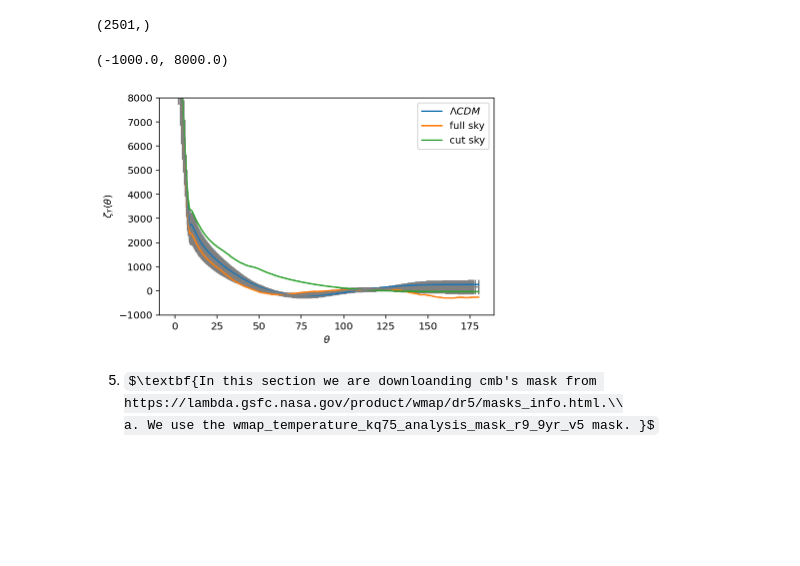
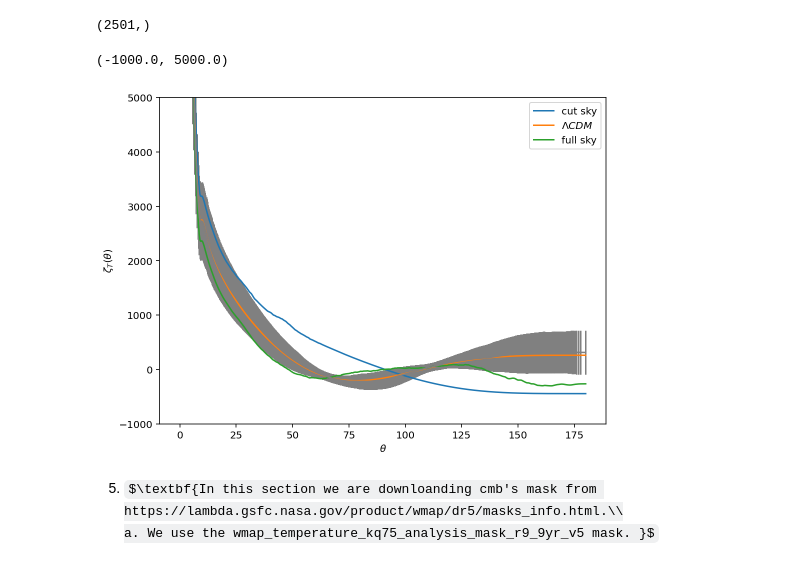
Before and after one commit to Augustocmb/cmblss, a Jupyter notebook: code/cmblss-main/correlation-function.ipynb, the cells around one changed output. Cells and saved outputs as stored; diff of their text form; code cells hidden in the pictures; some formulas as TeX source; blank space fills up the shorter version.

```diff
--- a/code/cmblss-main/correlation-function.ipynb
+++ b/code/cmblss-main/correlation-function.ipynb
@@ -195,0 +220,8 @@ plt.xlim(0,2500)
+# %%
+# I define my news l
+lnew=np.linspace(4, 2500, 2498)
+# oncatenate
+
+#pdl is the interpolation of the pseudo Dls
+pdl_int=f(lnew)
+lnew.shape
@@ -195,0 +230,5 @@ plt.xlim(0,2500)
+# %%
+# Concatenate the ls
+ljoin=np.concatenate((([2,3]),lnew))
+# Concatenate the pseudo Dls
+pDl_=np.concatenate((([203.36331868506028,918.9783866182479]),pdl_int ))
@@ -202,5 +267,5 @@ dl.shape
 # %%
-Dl=np.ones((len(dl),4))
-Dl[:,0]=dl
+Dl=np.ones((len(pDl_),4))
+Dl[:,0]=pDl_
 Dl.shape
 # %% [output]
@@ -208,6 +273,6 @@ Dl.shape
 # %%
 corr2, xvals, weights = correlations.gauss_legendre_correlation(Dl)
-xvals2=np.linspace(-1,1,1535)
+xvals2=np.linspace(-1,1,2500)
 r2=np.arccos(xvals2)*180/np.pi # sampled theta values in degrees
 # %%
 plt.plot(r2, corr2[:,0], color = 'darkblue')
@@ -436,18 +467,20 @@ sigma.shape
 (2501,)
 # %%
 # Plotting the results
+plt.figure(figsize=(8,6))
 plt.errorbar(r_1,media, yerr=sigma, color= 'grey')
+plt.plot(r2, corr2[:,0], label = 'cut sky')
 plt.plot(r, corrs[:,0], label='$\Lambda CDM $')
 plt.plot(r1, corr1[:,0], label ='full sky')
-plt.plot(r2_1, corr2_1[:,0], label = 'cut sky')
+#plt.plot(r2_1, corr2_1[:,0], label = 'cut sky')
 plt.ylabel(r'$\zeta_{T}(\theta)$')
 plt.xlabel(r'$\theta$')
 plt.legend(loc='best')
 
-plt.ylim(-1000,8000)
+plt.ylim(-1000,5000)
 # %% [output]
-(-1000.0, 8000.0)
+(-1000.0, 5000.0)
-[figure, old version]
+[figure, new version]
 # %% [markdown]
  5. $\textbf{In this section we are downloanding cmb's mask from https://lambda.gsfc.nasa.gov/product/wmap/dr5/masks_info.html.\\
  a. We use the wmap_temperature_kq75_analysis_mask_r9_9yr_v5 mask. }$
```
Also changed, not shown: parts of 22 cells of this notebook.
